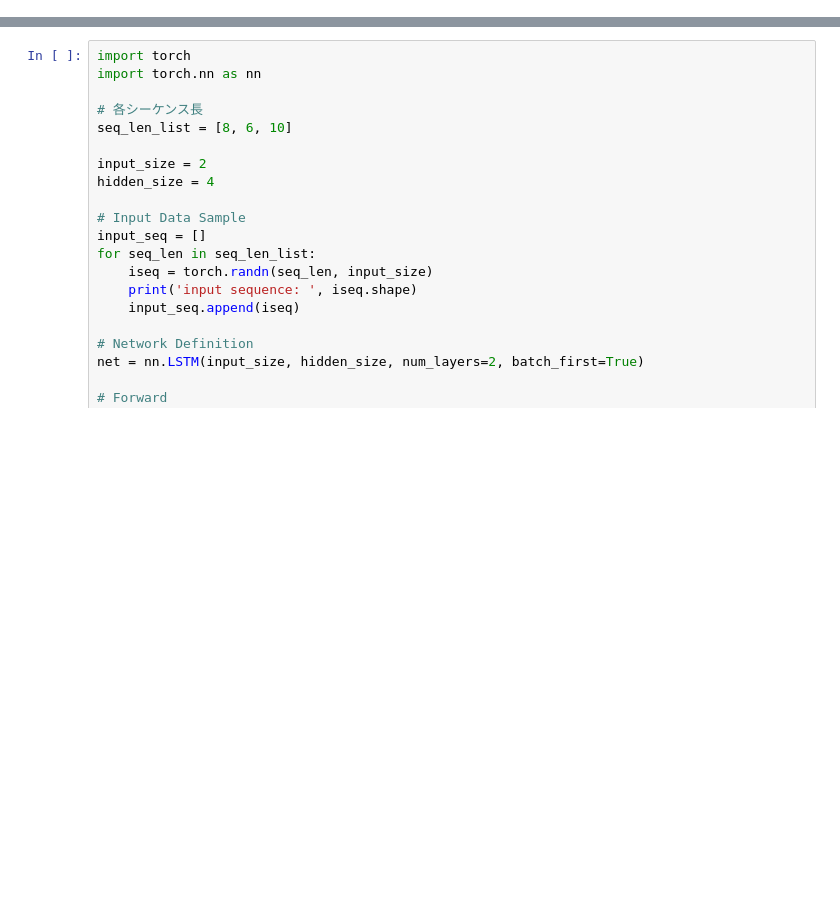
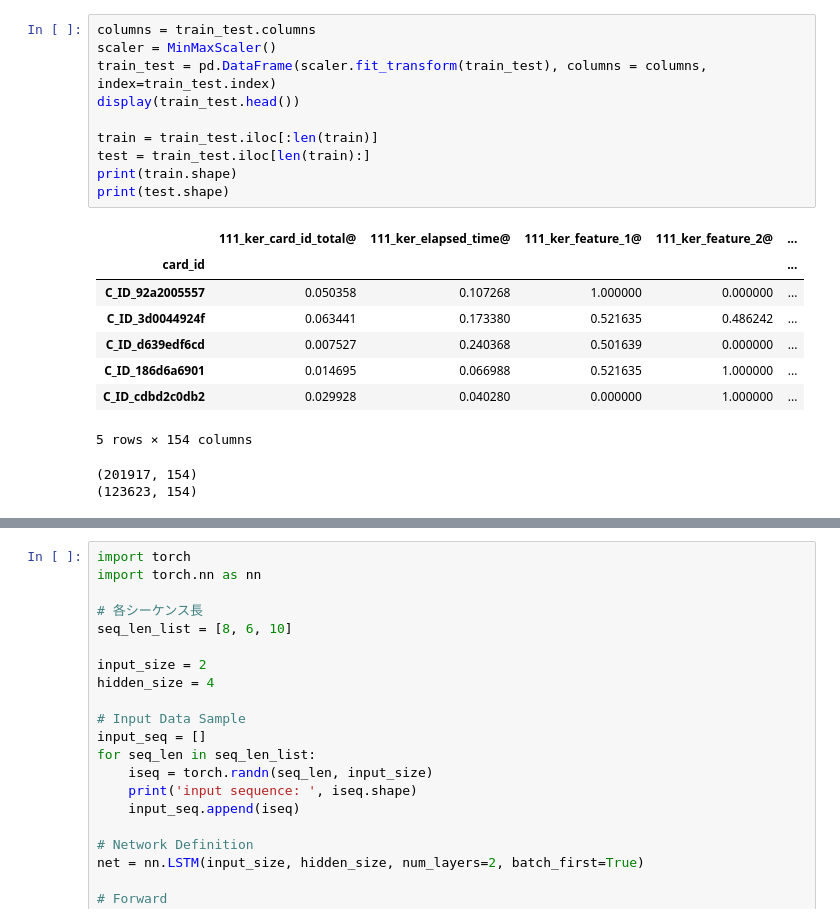
Before and after one commit to Chestnut1999/Elo-Recommendation-23place, a Jupyter notebook: jpy/142_elo_pytorch_starter.ipynb, the cells around one changed output, grey strips where cells are left out. Saved outputs shown, nothing was run; the diff lists cells and outputs as text; blank space fills up the shorter version.

```diff
--- a/jpy/142_elo_pytorch_starter.ipynb
+++ b/jpy/142_elo_pytorch_starter.ipynb
@@ -78,0 +97,21 @@ x_train.head()
+# %%
+columns = train_test.columns
+scaler = MinMaxScaler()
+train_test = pd.DataFrame(scaler.fit_transform(train_test), columns = columns, index=train_test.index)
+display(train_test.head())
+
+train = train_test.iloc[:len(train)]
+test = train_test.iloc[len(train):]
+print(train.shape)
+print(test.shape)
+# %% [output]
+|  | 111_ker_card_id_total@ | 111_ker_elapsed_time@ | 111_ker_feature_1@ | 111_ker_feature_2@ | ... |
+| card_id |  |  |  |  | ... |
+| C_ID_92a2005557 | 0.050358 | 0.107268 | 1.000000 | 0.000000 | ... |
+| C_ID_3d0044924f | 0.063441 | 0.173380 | 0.521635 | 0.486242 | ... |
+| C_ID_d639edf6cd | 0.007527 | 0.240368 | 0.501639 | 0.000000 | ... |
+| C_ID_186d6a6901 | 0.014695 | 0.066988 | 0.521635 | 1.000000 | ... |
+| C_ID_cdbd2c0db2 | 0.029928 | 0.040280 | 0.000000 | 1.000000 | ... |
+5 rows × 154 columns
+(201917, 154)
+(123623, 154)
```
Also changed, not shown: parts of 14 cells of this notebook, 10 other files.
